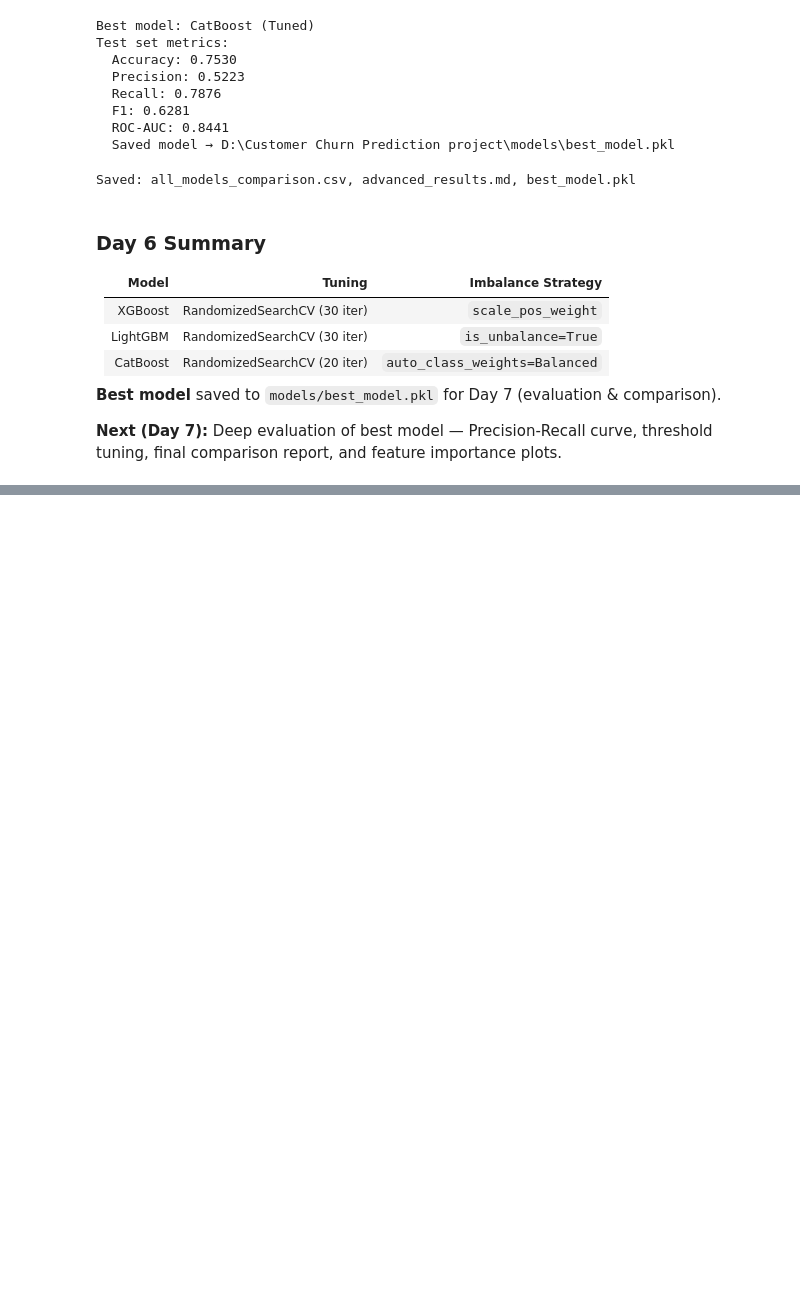
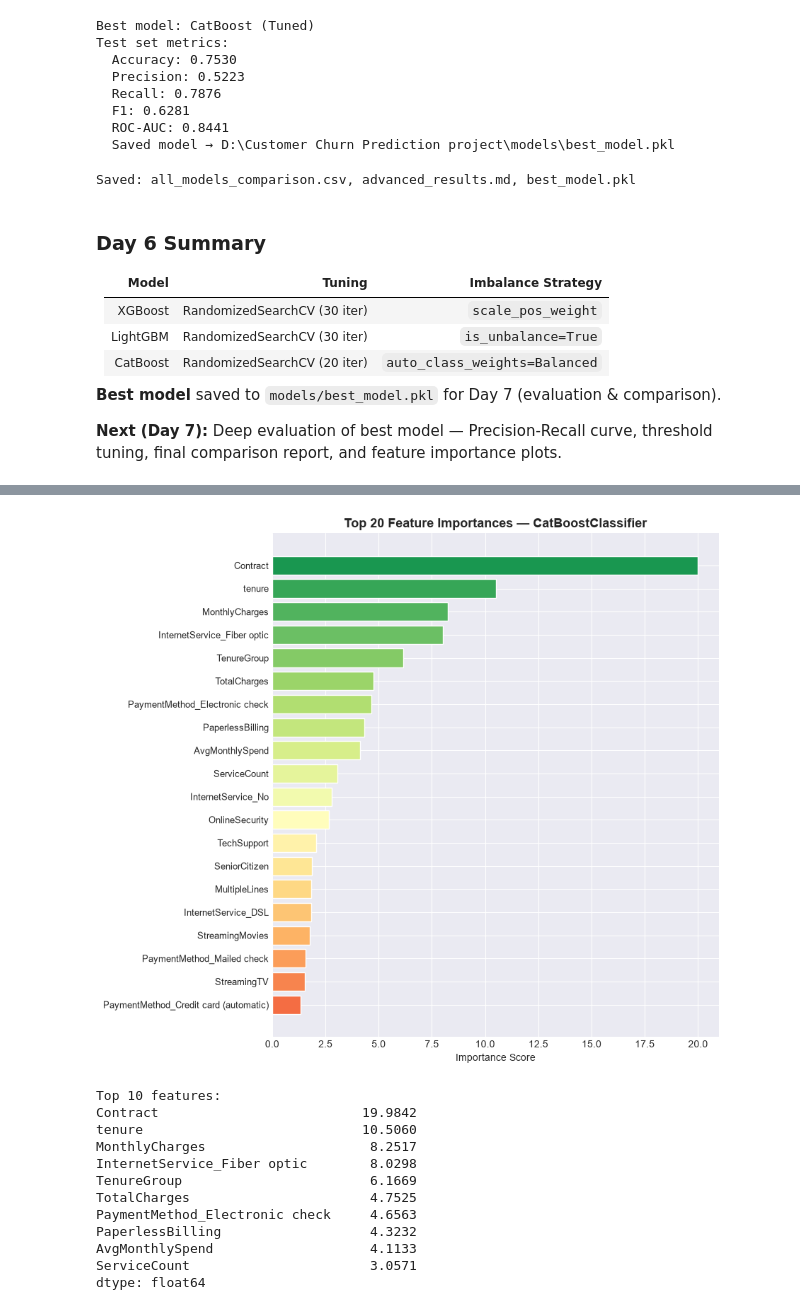
Before and after one commit to Spandana-hub/Customer_churn_prediction, a Jupyter notebook: notebooks/customer_churn_analysis.ipynb, the cells around one changed output, grey strips where cells are left out. Drawn from its saved outputs; the diff is of its cells as text; code cells hidden in the pictures; blank space fills up the shorter version.

```diff
--- a/notebooks/customer_churn_analysis.ipynb
+++ b/notebooks/customer_churn_analysis.ipynb
@@ -1648,0 +1711,40 @@ threshold tuning, final comparison report, and feature importance plots.
+# %%
+# Extract feature importances (works for XGB, LGB, CatBoost, RF)
+if hasattr(best_model, 'feature_importances_'):
+    importances = best_model.feature_importances_
+elif hasattr(best_model, 'get_feature_importance'):
+    importances = best_model.get_feature_importance()
+else:
+    importances = np.abs(best_model.coef_[0])
+
+feat_imp = pd.Series(importances, index=X_train.columns)
+feat_imp_sorted = feat_imp.sort_values(ascending=True)
+top20 = feat_imp_sorted.tail(20)
+
+fig, ax = plt.subplots(figsize=(9, 8))
+colors = plt.cm.RdYlGn(np.linspace(0.2, 0.9, len(top20)))
+ax.barh(top20.index, top20.values, color=colors, edgecolor='white')
+ax.set_title(f'Top 20 Feature Importances — {model_name}',
+             fontsize=13, fontweight='bold')
+ax.set_xlabel('Importance Score')
+ax.tick_params(axis='y', labelsize=9)
+plt.tight_layout()
+plt.savefig(IMAGES_DIR / 'shap_feature_importance.png', dpi=FIG_DPI, bbox_inches='tight')
+plt.show()
+
+print('Top 10 features:')
+print(feat_imp.sort_values(ascending=False).head(10).round(4))
+# %% [output]
+[figure, added]
+Top 10 features:
+Contract                          19.9842
+tenure                            10.5060
+MonthlyCharges                     8.2517
+InternetService_Fiber optic        8.0298
+TenureGroup                        6.1669
+TotalCharges                       4.7525
+PaymentMethod_Electronic check     4.6563
+PaperlessBilling                   4.3232
+AvgMonthlySpend                    4.1133
+ServiceCount                       3.0571
+dtype: float64
```
Also changed, not shown: parts of 24 cells of this notebook, 11 other files.
